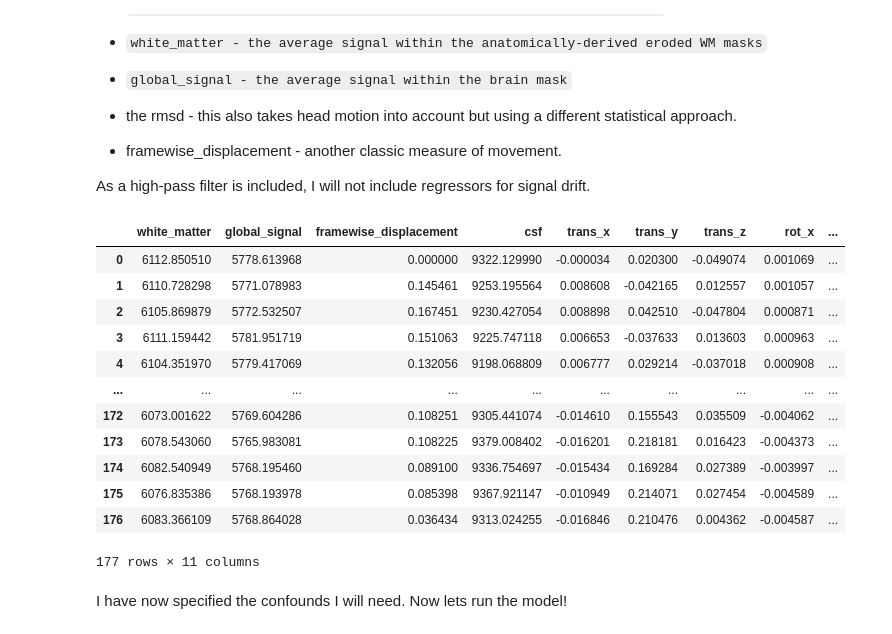
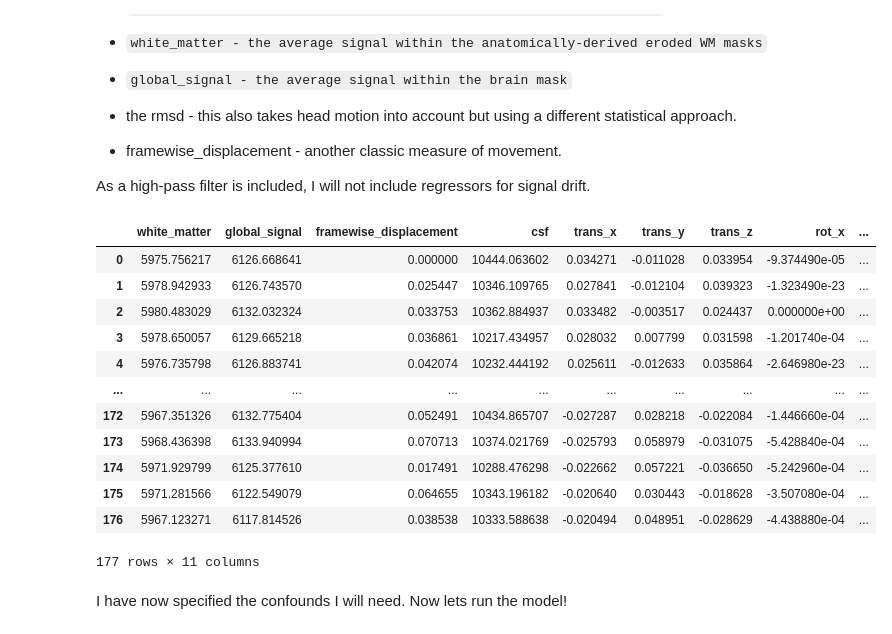
Before and after one commit to tchaase/research-internship-2022, a Jupyter notebook: code/linear_model.ipynb, the cells around one changed output. Drawn from its saved outputs; the diff is of its cells as text; code cells hidden in the pictures.

```diff
--- a/code/linear_model.ipynb
+++ b/code/linear_model.ipynb
@@ -115,11 +111,11 @@ This model still lacks the confounds.
 # %%
 import pandas as pd
 import numpy as np
-confounds_run1_sub1 = pd.read_csv('/home/tchaase/Documents/Universitaet/Forschungsmodul/project/data/derivatives/proj-63a02e876881d56fbfdeddfd/sub-01/dt-neuro-regressors.run-01.id-63a40bfe110972a28a63792d/regressors.tsv',
+confounds_run1_sub6 = pd.read_csv('/home/tchaase/Documents/Universitaet/Forschungsmodul/project/data/outputs/fmri-prep_20.2.3-2/sub-06/sub-06_task-scene_run-01_desc-confounds.tsv',
                                   delimiter = '\t')
 #The delimiter needs to be set to \t as it uses tab to differentiate different entries.
 
-column_names = list(confounds_run1_sub1.columns.values)
+column_names = list(confounds_run1_sub6.columns.values)
 column_names
 # %% [output]
 ['global_signal',
@@ -156,21 +152,21 @@ The following three are copy-pastad from said website:
 
 As a high-pass filter is included, I will not include regressors for signal drift.
 # %%
-confounds_glm_run1_sub1 = confounds_run1_sub1[['white_matter', 'global_signal', 'framewise_displacement','csf', 'trans_x', 'trans_y', 'trans_z', 'rot_x', 'rot_y', 'rot_z', 'rmsd']].replace(np.nan, 0)
-confounds_glm_run1_sub1
+confounds_glm_run1_sub6 = confounds_run1_sub6[['white_matter', 'global_signal', 'framewise_displacement','csf', 'trans_x', 'trans_y', 'trans_z', 'rot_x', 'rot_y', 'rot_z', 'rmsd']].replace(np.nan, 0)
+confounds_glm_run1_sub6
 # %% [output]
 |  | white_matter | global_signal | framewise_displacement | csf | trans_x | trans_y | trans_z | rot_x | ... |
-| 0 | 6112.850510 | 5778.613968 | 0.000000 | 9322.129990 | -0.000034 | 0.020300 | -0.049074 | 0.001069 | ... |
-| 1 | 6110.728298 | 5771.078983 | 0.145461 | 9253.195564 | 0.008608 | -0.042165 | 0.012557 | 0.001057 | ... |
-| 2 | 6105.869879 | 5772.532507 | 0.167451 | 9230.427054 | 0.008898 | 0.042510 | -0.047804 | 0.000871 | ... |
-| 3 | 6111.159442 | 5781.951719 | 0.151063 | 9225.747118 | 0.006653 | -0.037633 | 0.013603 | 0.000963 | ... |
-| 4 | 6104.351970 | 5779.417069 | 0.132056 | 9198.068809 | 0.006777 | 0.029214 | -0.037018 | 0.000908 | ... |
+| 0 | 5975.756217 | 6126.668641 | 0.000000 | 10444.063602 | 0.034271 | -0.011028 | 0.033954 | -9.374490e-05 | ... |
+| 1 | 5978.942933 | 6126.743570 | 0.025447 | 10346.109765 | 0.027841 | -0.012104 | 0.039323 | -1.323490e-23 | ... |
+| 2 | 5980.483029 | 6132.032324 | 0.033753 | 10362.884937 | 0.033482 | -0.003517 | 0.024437 | 0.000000e+00 | ... |
+| 3 | 5978.650057 | 6129.665218 | 0.036861 | 10217.434957 | 0.028032 | 0.007799 | 0.031598 | -1.201740e-04 | ... |
+| 4 | 5976.735798 | 6126.883741 | 0.042074 | 10232.444192 | 0.025611 | -0.012633 | 0.035864 | -2.646980e-23 | ... |
 | ... | ... | ... | ... | ... | ... | ... | ... | ... | ... |
-| 172 | 6073.001622 | 5769.604286 | 0.108251 | 9305.441074 | -0.014610 | 0.155543 | 0.035509 | -0.004062 | ... |
-| 173 | 6078.543060 | 5765.983081 | 0.108225 | 9379.008402 | -0.016201 | 0.218181 | 0.016423 | -0.004373 | ... |
-| 174 | 6082.540949 | 5768.195460 | 0.089100 | 9336.754697 | -0.015434 | 0.169284 | 0.027389 | -0.003997 | ... |
-| 175 | 6076.835386 | 5768.193978 | 0.085398 | 9367.921147 | -0.010949 | 0.214071 | 0.027454 | -0.004589 | ... |
-| 176 | 6083.366109 | 5768.864028 | 0.036434 | 9313.024255 | -0.016846 | 0.210476 | 0.004362 | -0.004587 | ... |
+| 172 | 5967.351326 | 6132.775404 | 0.052491 | 10434.865707 | -0.027287 | 0.028218 | -0.022084 | -1.446660e-04 | ... |
+| 173 | 5968.436398 | 6133.940994 | 0.070713 | 10374.021769 | -0.025793 | 0.058979 | -0.031075 | -5.428840e-04 | ... |
+| 174 | 5971.929799 | 6125.377610 | 0.017491 | 10288.476298 | -0.022662 | 0.057221 | -0.036650 | -5.242960e-04 | ... |
+| 175 | 5971.281566 | 6122.549079 | 0.064655 | 10343.196182 | -0.020640 | 0.030443 | -0.018628 | -3.507080e-04 | ... |
+| 176 | 5967.123271 | 6117.814526 | 0.038538 | 10333.588638 | -0.020494 | 0.048951 | -0.028629 | -4.438880e-04 | ... |
 177 rows × 11 columns
 # %% [markdown]
 I have now specified the confounds I will need. Now lets run the model!
```
Also changed, not shown: parts of 30 cells of this notebook.
